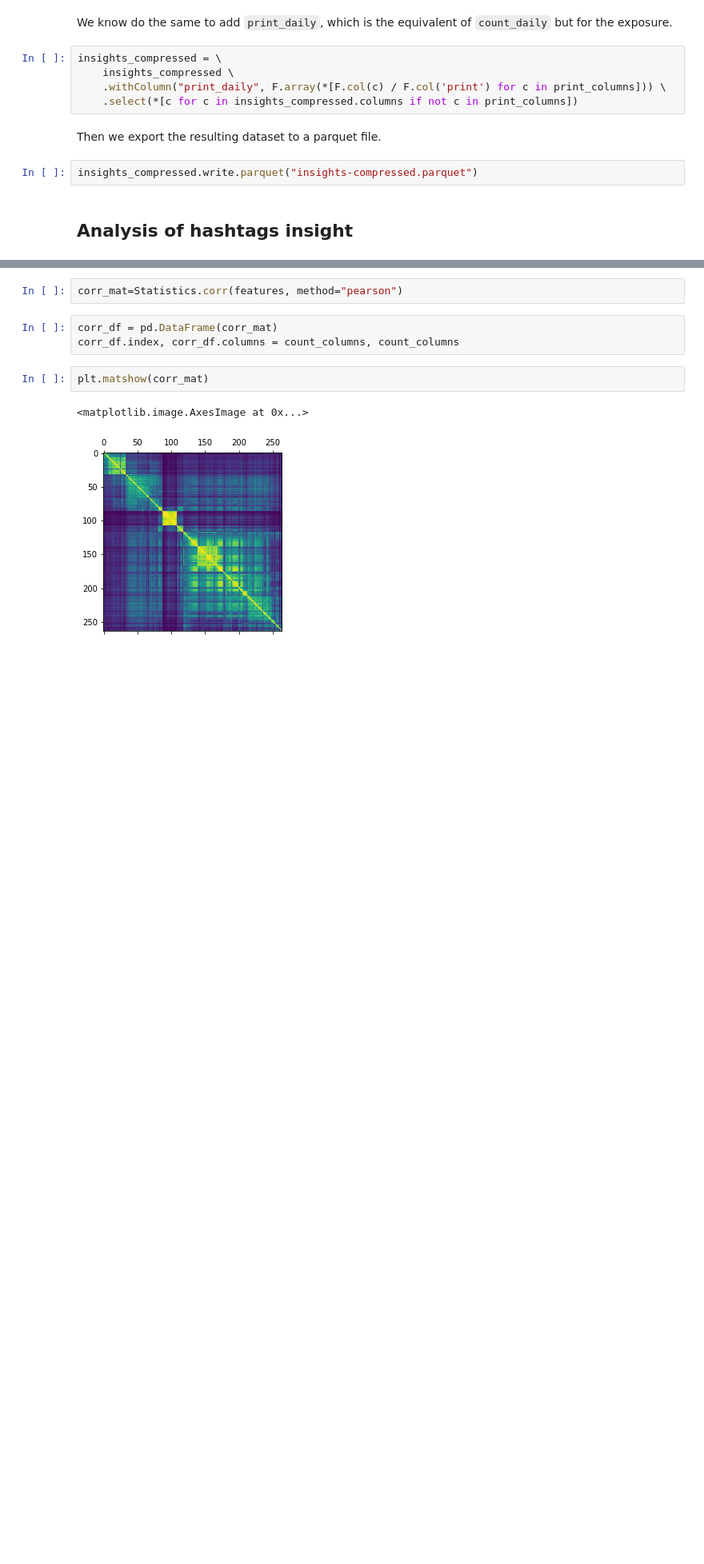
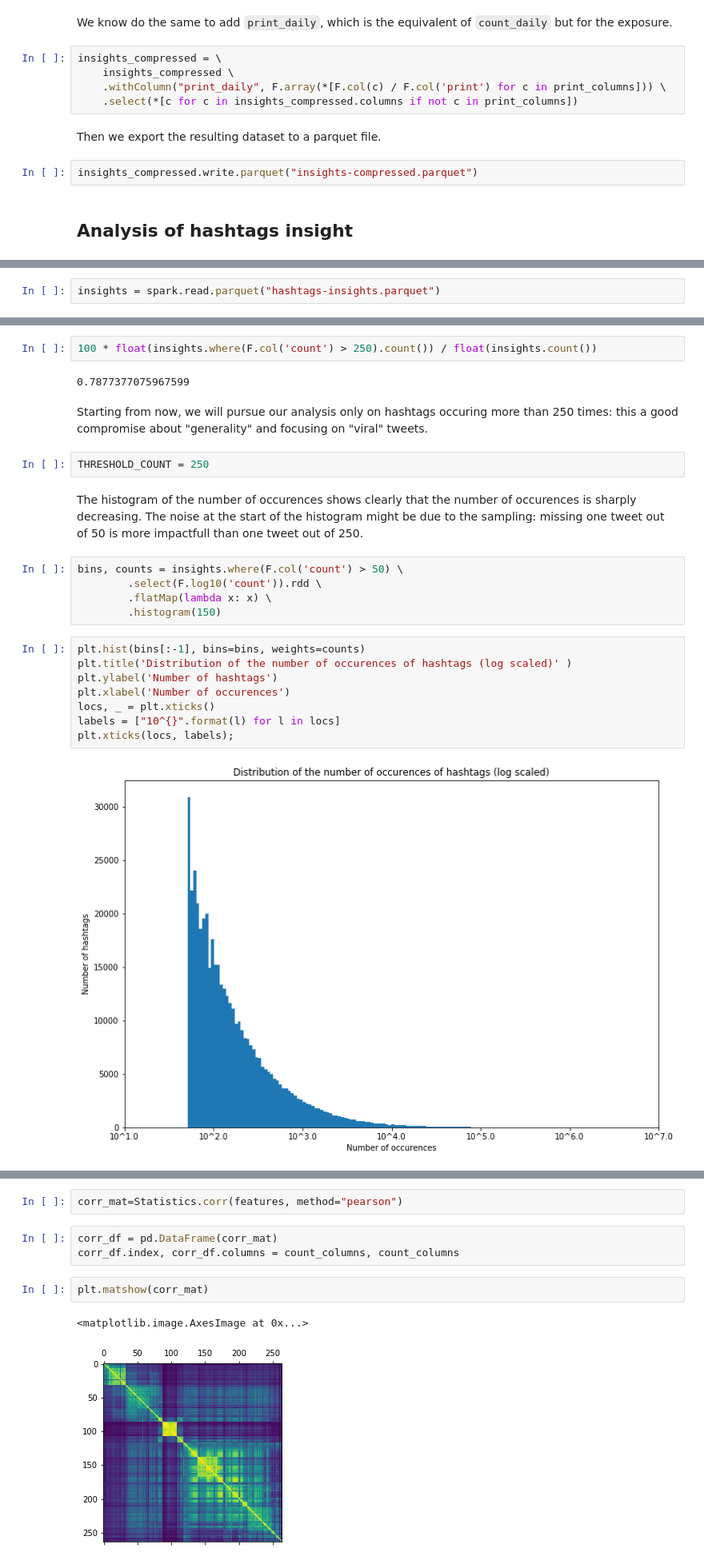
Before and after one commit to poechsel/ADA-project, a Jupyter notebook: analysis.ipynb, the cells around one changed output, grey strips where cells are left out. Shown at 80% size. Cells and saved outputs as stored; diff of their text form; blank space fills up the shorter version.

Commit message:
more analysis

```diff
--- a/analysis.ipynb
+++ b/analysis.ipynb
@@ -135,0 +137,2 @@ We start by loading our two datasets:
+# %%
+insights = spark.read.parquet("hashtags-insights.parquet")
@@ -135,0 +177,26 @@ We start by loading our two datasets:
+# %%
+100 * float(insights.where(F.col('count') > 250).count()) / float(insights.count())
+# %% [output]
+0.7877377075967599
+# %% [markdown]
+Starting from now, we will pursue our analysis only on hashtags occuring more than 250 times: this a good compromise about "generality" and focusing on "viral" tweets.
+# %%
+THRESHOLD_COUNT = 250
+# %% [markdown]
+The histogram of the number of occurences shows clearly that the number of occurences is sharply decreasing.
+The noise at the start of the histogram might be due to the sampling: missing one tweet out of 50 is more impactfull than one tweet out of 250.
+# %%
+bins, counts = insights.where(F.col('count') > 50) \
+        .select(F.log10('count')).rdd \
+        .flatMap(lambda x: x) \
+        .histogram(150)
+# %%
+plt.hist(bins[:-1], bins=bins, weights=counts)
+plt.title('Distribution of the number of occurences of hashtags (log scaled)' )
+plt.ylabel('Number of hashtags')
+plt.xlabel('Number of occurences')
+locs, _ = plt.xticks()
+labels = ["10^{}".format(l) for l in locs]
+plt.xticks(locs, labels);
+# %% [output]
+[figure, added]
```
Also changed, not shown: parts of 53 cells of this notebook.
